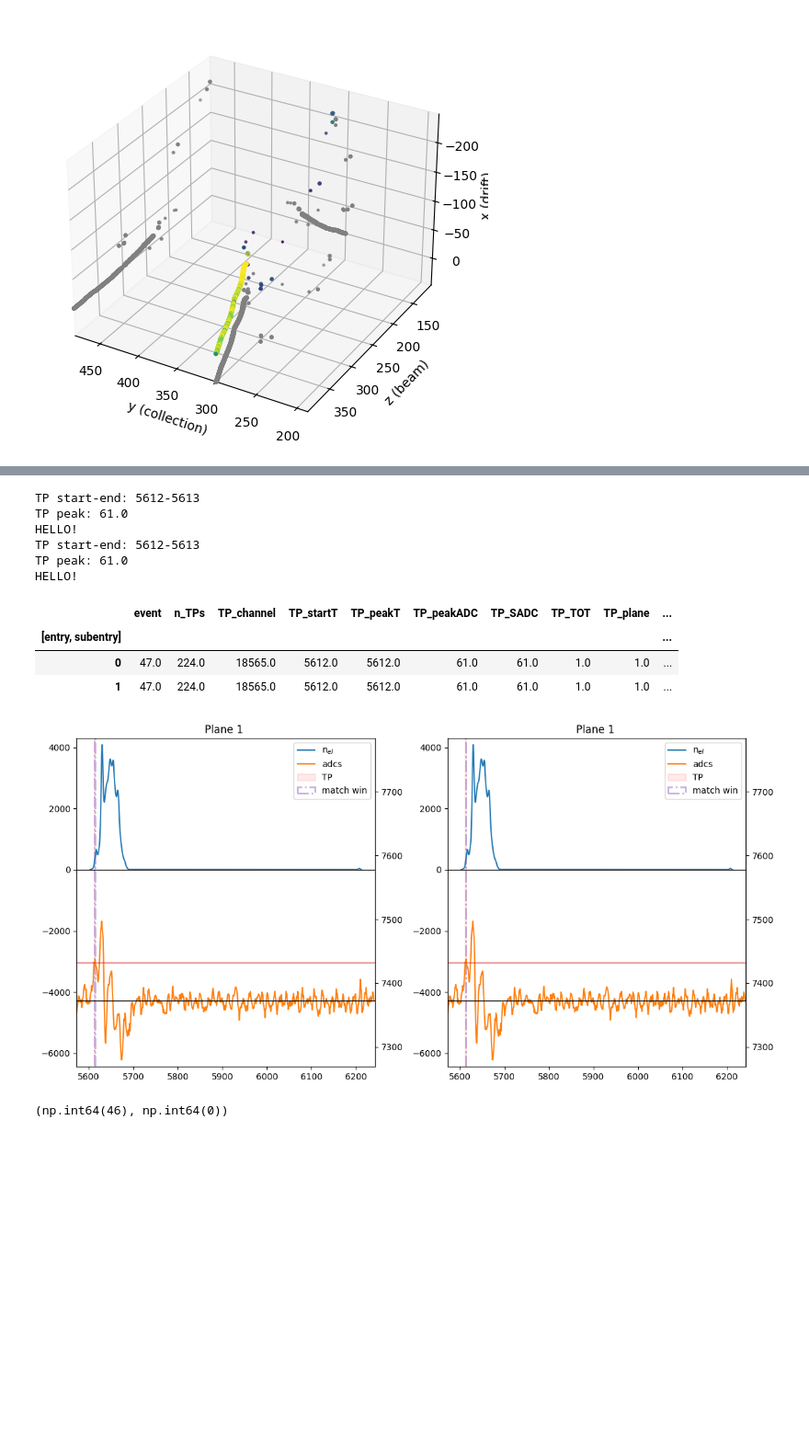
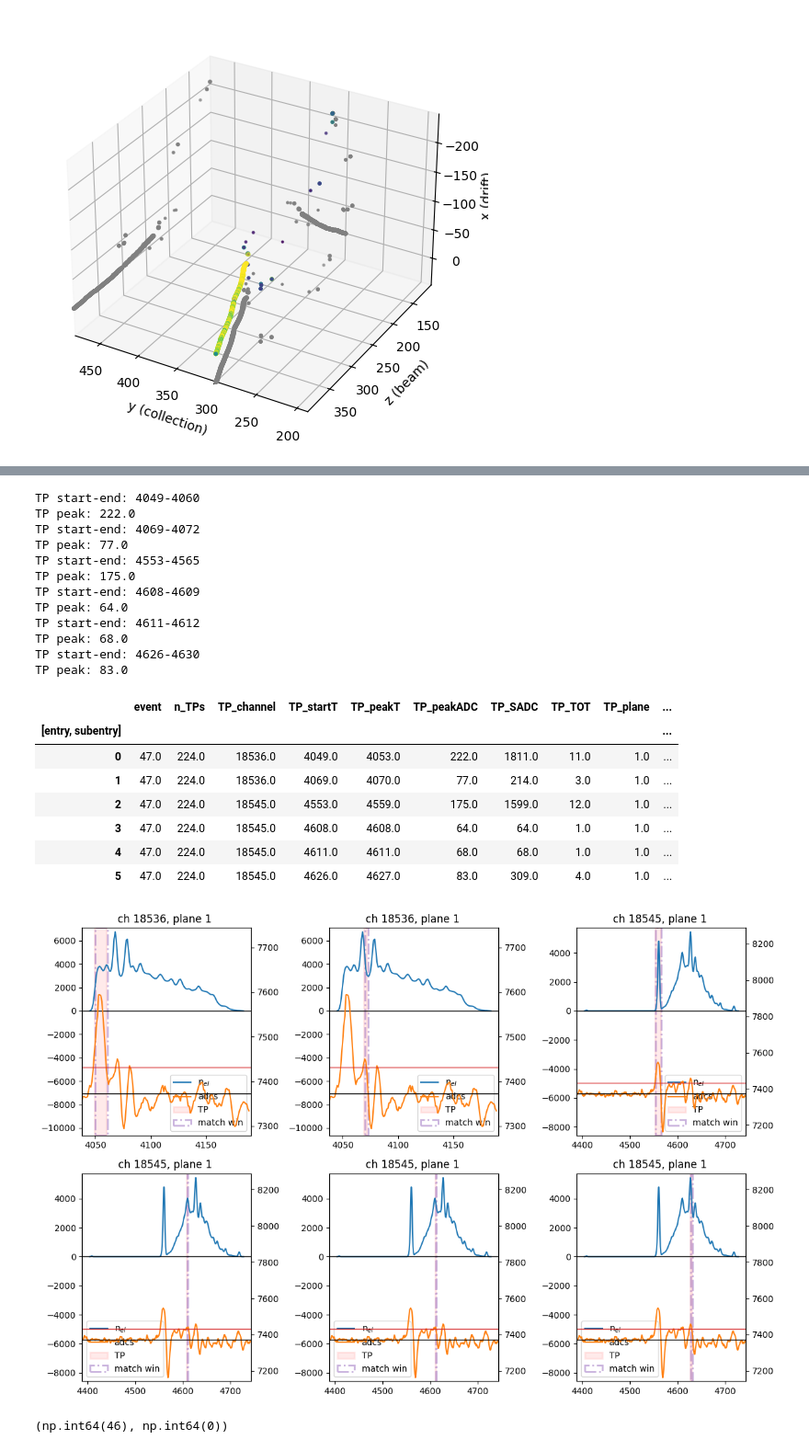
Before and after one commit to alessandrothea/tpvalidator, a Jupyter notebook: notebooks/BacktrackerDebugging.ipynb, the cells around one changed output, grey strips where cells are left out. Shown at 92% size. Cells and saved outputs as stored; diff of their text form; code cells hidden in the pictures; blank space fills up the shorter version.

Commit message:
Backtracker plotter code moved to a module

```diff
--- a/notebooks/BacktrackerDebugging.ipynb
+++ b/notebooks/BacktrackerDebugging.ipynb
@@ -64,20 +64,3 @@ basic.draw_tps_point_of_origin(ax, mu_vd, 208, is_signal=True)
 fig.tight_layout()
 # %% [output]
 [figure]
-# %%
-import awkward as ak
-import numpy as np
-import uproot
-f = uproot.open("../data/vd/trigger_digits_waves_mu_minus_vd_detsim_0.root")
-t = f['triggerana/rawdigis_tree']
-df_evs = t.arrays(["event", "run", "subrun", "chans_with_electrons"], library='pd')
-
-ev_num = df_evs.event[0]
-
-chans = ([ c for c in df_evs[df_evs.event == ev_num].chans_with_electrons[0]])
-
-arrays = t.arrays(['event']+[str(c) for c in chans])
-waves = ak.to_dataframe(arrays)
-waves.columns = [int(c) for c in waves.columns]
-waves.index = np.arange(0, len(waves))
-waves['event'] = ev_num
@@ -85,6 +87,8 @@ waves['event'] = ev_num
 import rich
 import matplotlib
 
+
+"""
 class BackTrackerPlotter:
 
     def __init__(self, tp_data: tvb.BasicTPData, ev_num: int):
@@ -104,7 +108,7 @@ class BackTrackerPlotter:
             rich.print(f"[yellow]Warning: no waveform data found in {self.data.data_path} for event {ev_num}[/yellow]")
 
 
-    def plot_tps_vs_ides( self, tp_ids: list, figsize=(12,6)):
+    def plot_tps_vs_ides( self, tp_ids: list, figsize=(10, 10)):
 
         # tp_data = self.data
         inspect_tps = self.inspect_tps
@@ -113,7 +117,9 @@ class BackTrackerPlotter:
         offsets = self.offsets
         tp_thresholds = self.tp_thresholds
 
-        fig, axes = plt.subplots(1,len(tp_ids), figsize=figsize)
+        # fig, axes = plt.subplots(1,len(tp_ids), figsize=figsize)
+
+        fig, axes = utils.subplot_autogrid(len(tp_ids), figsize=figsize)
 
 
         # Color selection
@@ -165,10 +171,11 @@ class BackTrackerPlotter:
                 wf_zoom = wf.iloc[int(xmin):int(xmax)]
                 lns += ax_2.plot(wf_zoom.index, wf_zoom.values, label="adcs", color=wave_color)
 
-                ax_2.axhline(y=wf.mean(), color='black', linewidth=1)
-                ax_2.axhline(y=wf.mean()+tp_thresholds[tp_plane], color=thres_color, linewidth=1)
+                wf_mean = wf.mean()
+                ax_2.axhline(y=wf_mean, color='black', linewidth=1)
+                ax_2.axhline(y=wf_mean+tp_thresholds[tp_plane], color=thres_color, linewidth=1)
 
-                shift.yaxis(ax_2, wf.mean(), 0.2, True)
+                shift.yaxis(ax_2, wf_mean, 0.2, True)
 
 
             # Fixme use the sample id
@@ -202,7 +209,7 @@ class BackTrackerPlotter:
 
             ax.legend(lns+[rect_tp, rect_match], [l.get_label() for l in lns]+['TP', 'match win'], loc=0)
 
-            ax.set_title(f"Plane {tp_plane} ")
+            ax.set_title(f"ch {int(tp.TP_channel)}, plane {int(tp.TP_plane)} ")
 
 
         display(selected_tps)
@@ -210,56 +217,66 @@ class BackTrackerPlotter:
         # return selected_tps
         return fig
 
-    def plot_tps_vs_ides_one_per_plane(self, tp_pos_by_plane: list):
+    def plot_tps_vs_ides_one_per_plane(self, tp_pos_by_plane: list, figsize=(10, 10)):
         inspect_tps = self.inspect_tps
 
         tp_pos_list = []
         for p in range(3):
             inspect_tps_plane = inspect_tps[inspect_tps.TP_plane == p]
             if len(inspect_tps_plane) == 0:
                 continue
 
-            tp_idx = inspect_tps_plane.index[tp_pos_list_by_plane[p]]
+            tp_idx = inspect_tps_plane.index[tp_pos_by_plane[p]]
 
             tp_pos_list.append(inspect_tps.index.get_loc(tp_idx))
 
 
-        return self.plot_tps_vs_ides(tp_pos_list)
+        return self.plot_tps_vs_ides(tp_pos_list, figsize=figsize)
 
-    def plot_tps_vs_ides_by_plane(self, plane_id: int, tp_pos: list):
+    def plot_tps_vs_ides_by_plane(self, plane_id: int, tp_pos: list, figsize=(10, 10)):
         # FIXME : sort out tp position vs index
         inspect_tps = self.inspect_tps
 
         inspect_tps_plane = inspect_tps[inspect_tps.TP_plane == plane_id]
 
         tp_pos_list = []
 
         for tp_pos in tp_pos:
             tp_idx = inspect_tps_plane.index[tp_pos]
             tp_pos_list.append(inspect_tps.index.get_loc(tp_idx))
 
-        return self.plot_tps_vs_ides(tp_pos_list)
-
+        return self.plot_tps_vs_ides(tp_pos_list, figsize=figsize)
+"""
 
 ev_num = 47
-
+from tpvalidator.backtracker import BackTrackerPlotter
 btp = BackTrackerPlotter(mu_vd, ev_num)
-fig = btp.plot_tps_vs_ides([100,100])
-# fig = btp.plot_tps_vs_ides_by_plane([0,0,0])
+# fig = btp.plot_tps_vs_ides([100,100])
+fig = btp.plot_tps_vs_ides_by_plane(1, [0,1,21,22,23,24], figsize=(12,8))
 
 fig.tight_layout()
 # %% [output]
-TP start-end: 5612-5613
-TP peak: 61.0
-HELLO!
-TP start-end: 5612-5613
-TP peak: 61.0
-HELLO!
+TP start-end: 4049-4060
+TP peak: 222.0
+TP start-end: 4069-4072
+TP peak: 77.0
+TP start-end: 4553-4565
+TP peak: 175.0
+TP start-end: 4608-4609
+TP peak: 64.0
+TP start-end: 4611-4612
+TP peak: 68.0
+TP start-end: 4626-4630
+TP peak: 83.0
 |  | event | n_TPs | TP_channel | TP_startT | TP_peakT | TP_peakADC | TP_SADC | TP_TOT | TP_plane | ... |
 | [entry, subentry] |  |  |  |  |  |  |  |  |  | ... |
-| 0 | 47.0 | 224.0 | 18565.0 | 5612.0 | 5612.0 | 61.0 | 61.0 | 1.0 | 1.0 | ... |
-| 1 | 47.0 | 224.0 | 18565.0 | 5612.0 | 5612.0 | 61.0 | 61.0 | 1.0 | 1.0 | ... |
+| 0 | 47.0 | 224.0 | 18536.0 | 4049.0 | 4053.0 | 222.0 | 1811.0 | 11.0 | 1.0 | ... |
+| 1 | 47.0 | 224.0 | 18536.0 | 4069.0 | 4070.0 | 77.0 | 214.0 | 3.0 | 1.0 | ... |
+| 2 | 47.0 | 224.0 | 18545.0 | 4553.0 | 4559.0 | 175.0 | 1599.0 | 12.0 | 1.0 | ... |
+| 3 | 47.0 | 224.0 | 18545.0 | 4608.0 | 4608.0 | 64.0 | 64.0 | 1.0 | 1.0 | ... |
+| 4 | 47.0 | 224.0 | 18545.0 | 4611.0 | 4611.0 | 68.0 | 68.0 | 1.0 | 1.0 | ... |
+| 5 | 47.0 | 224.0 | 18545.0 | 4626.0 | 4627.0 | 83.0 | 309.0 | 4.0 | 1.0 | ... |
-[figure, old version]
+[figure, new version]
 # %%
 btp.inspect_tps.index[0]
 # %% [output]
```
Also changed, not shown: parts of 6 cells of this notebook, 4 other files.
